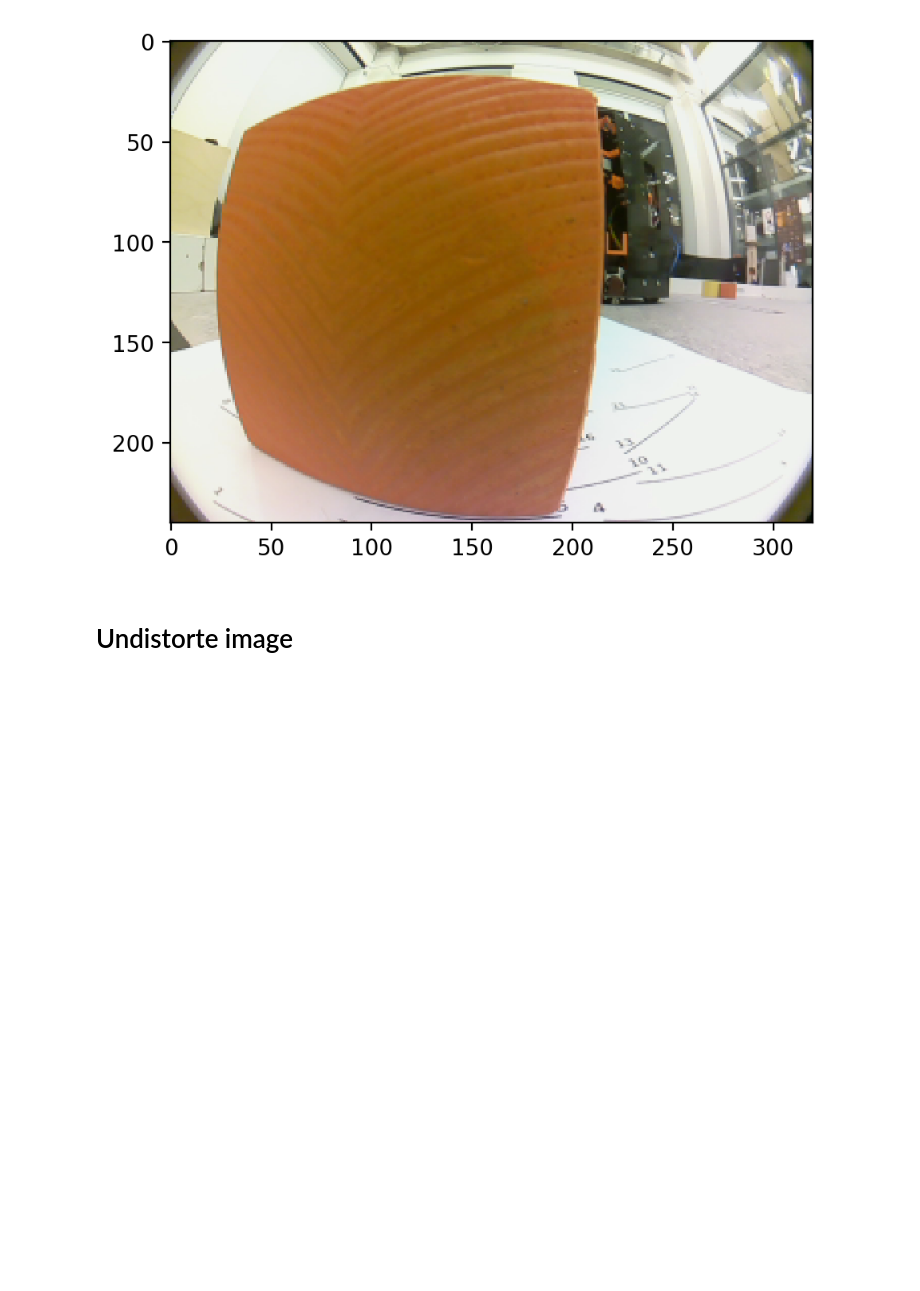
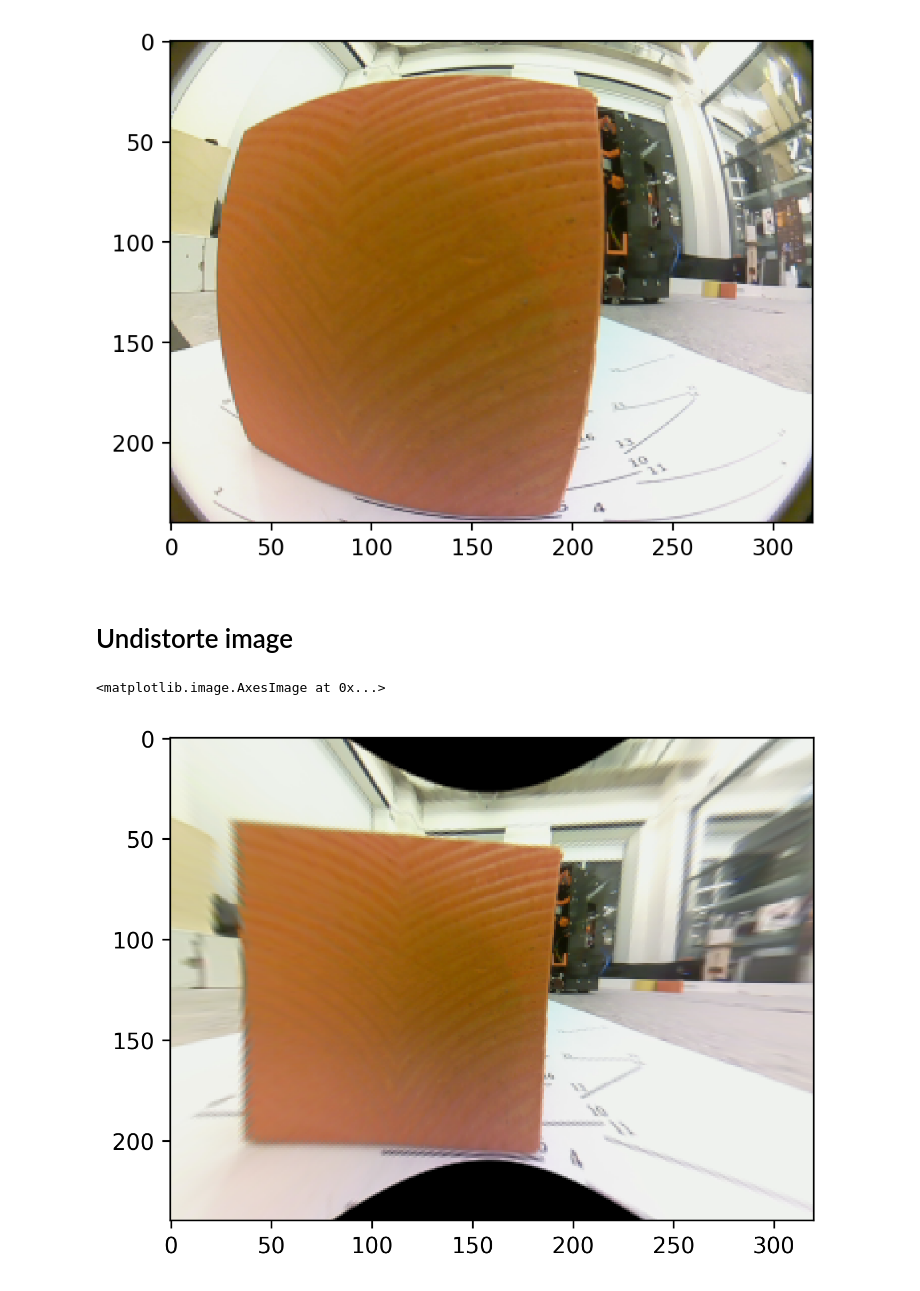
Before and after one commit to SkoltechRobotics/Eurobot2018, a Jupyter notebook: ComputerVision/CubeLocalisation/CubeLocalization.ipynb, the cells around one changed output. Cells and saved outputs as stored; diff of their text form; code cells hidden in the pictures; blank space fills up the shorter version.

```diff
--- a/ComputerVision/CubeLocalisation/CubeLocalization.ipynb
+++ b/ComputerVision/CubeLocalisation/CubeLocalization.ipynb
@@ -15,7 +20,14 @@ ax.imshow(raw_img);
 # %%
 K=np.array([[543.107811968841, 0.0, 630.7227631662455], [0.0, 540.0320855865099, 486.5749791589516], [0.0, 0.0, 1.0]])
 D=np.array([[-0.05195582161040964], [-0.009477421485536482], [0.010893416415594874], [-0.005379345567357744]])
+K1 = K.copy()
+K1[:2] /= 4
+K2 = K1.copy()
+K2[:2, :2] /= 2
 # %%
-field_img = cv2.fisheye.undistortImage(img, K, D, Knew = K_new)
+undisort_img = cv2.fisheye.undistortImage(raw_img, K1, D, Knew = K2)
 fig, ax = plt.subplots(1, 1, figsize=(6, 4), dpi=300)
-plt.imshow(cv2.cvtColor(field_img, cv2.COLOR_RGB2BGR))
+plt.imshow(undisort_img);
+# %% [output]
+<matplotlib.image.AxesImage at 0x...>
+[figure, added]
```
Also changed, not shown: parts of 17 cells of this notebook, 1 other file.
